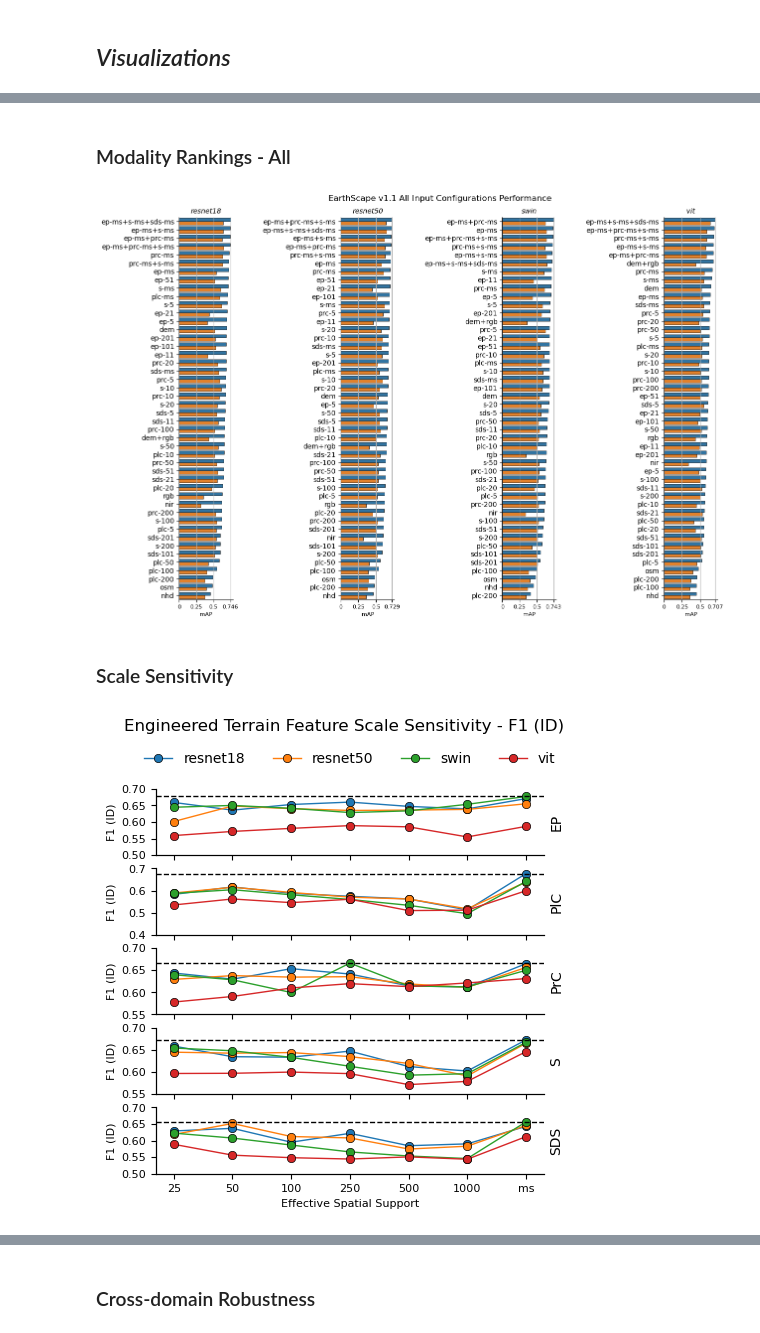
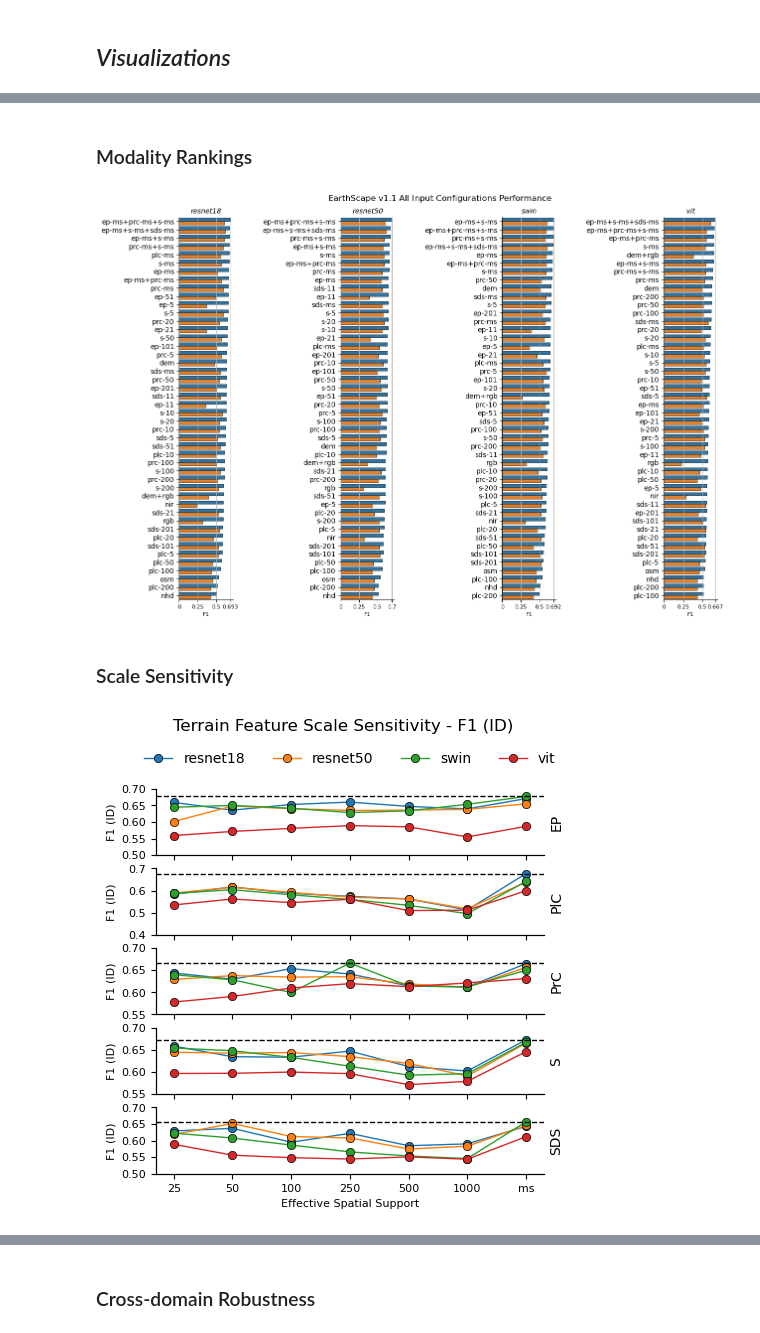
Before and after one commit to masseygeo/earthscape, a Jupyter notebook: notebooks/analysis_cls.ipynb, the cells around one changed output, grey strips where cells are left out. Saved outputs shown, nothing was run; the diff lists cells and outputs as text; code cells hidden in the pictures.

```diff
--- a/notebooks/analysis_cls.ipynb
+++ b/notebooks/analysis_cls.ipynb
@@ -199,25 +195,12 @@ for idx, d in enumerate(mm_dirs):
 # Compile All Global Experiments
 ##################################################
 
-# # paths to single, multi-scale, & multimodal compilations...
-# single_path = os.path.join(assets_dir, "single_global.csv")
-# ms_path = os.path.join(assets_dir, "multiscale_global.csv")
-# mm_path = os.path.join(assets_dir, "multimodal_global.csv")
+# compile data & save...
+df = pd.concat([df_single, df_ms, df_mm])
+df.sort_values(['model', 'macro_f1 (id)'], ascending=[True, False], inplace=True)
+df.reset_index(drop=True, inplace=True)
+df.to_csv(os.path.join(assets_dir, 'compiled_global.csv'), index=False)
 
-# output path
-output_path = os.path.join(assets_dir, 'compiled_global.csv')
-
-
-# ##### compile data...
-# df_list = [df_single, df_ms, df_mm]
-# df_list.append(pd.read_csv(single_path))
-# df_list.append(pd.read_csv(ms_path))
-# df_list.append(pd.read_csv(mm_path))
-
-df = pd.concat([df_single, df_ms, df_mm])
-df.reset_index(drop=True, inplace=True)
-
-df.to_csv(output_path, index=False)
-df.sort_values(['model', 'macro_f1 (id)'], ascending=False).head(10)
+df.head()
 # %% [output]
 |  | model | input | macro_precision (id) | macro_recall (id) | macro_f1 (id) | auroc (id) | macro_map (id) | ... |
@@ -293,5 +214,5 @@ plt.show()
 # %% [markdown]
-### Modality Rankings - All
+### Modality Rankings
 # %%
 #############################################
 # Modality Ranking Bar Charts
@@ -302,14 +223,11 @@ single_path = os.path.join(assets_dir, 'compiled_global.csv')
 df_all = pd.read_csv(single_path)
 
 # metric to plot...
-metric = 'map'
-metric_label = 'mAP'
+metric = 'f1'
+metric_label = 'F1'
 
 # models to use...
 models = ['resnet18', 'resnet50', 'swin', 'vit']
-
-# output path for figure
-output_path = os.path.join(assets_dir, 'rankings_all.png')
 
 
 ##### plot bar chart rankings...
@@ -318,35 +236,35 @@ plt.subplots_adjust(wspace=2)
 ax = ax.ravel()
 
 idx = 0
 for m in df_all['model'].unique():
 
     if m in [model.lower() for model in models]:
 
         df = df_all[df_all['model'] == m].copy()
         df.sort_values(f"macro_{metric} (id)", ascending=False, inplace=True)
         order = df['input'].to_list()
         max_val = df[f"macro_{metric} (id)"].max().item()
         df_plot = df.melt(id_vars=['input'], value_vars=[f"macro_{metric} (id)", f"macro_{metric} (cd)"], var_name='domain', value_name=metric)
         sns.barplot(ax=ax[idx], data=df_plot, x=metric, y='input', hue='domain', order=order, edgecolor='k', linewidth=0.5, legend=False)
         ax[idx].set_title(m, style='italic', fontsize=10)
         ax[idx].set_xticks([0, 0.25, 0.5, max_val])
         ax[idx].set_xticklabels(ax[idx].get_xticklabels(), fontsize=8)
         ax[idx].xaxis.set_major_formatter(FuncFormatter(lambda x, _: f"{x:.3f}".rstrip('0').rstrip('.')))
         idx += 1
 
 for axes in ax:
     axes.set_xlabel(f"{metric_label}", fontsize=8)
     axes.set_ylabel('')
     axes.grid(visible=True, axis='x')
     axes.spines['right'].set_visible(False)
     axes.spines['top'].set_visible(False)
 
 plt.suptitle(f"EarthScape v{VERSION} All Input Configurations Performance", y=0.925)
 
-plt.savefig(output_path, dpi=500, bbox_inches='tight', pad_inches=0)
+plt.savefig(f"{assets_dir}/rankings.svg", format='svg', bbox_inches='tight')
 plt.show()
 # %% [output]
-[figure, old version]
+[figure, new version]
 # %% [markdown]
 ### Scale Sensitivity
 # %%
@@ -360,9 +278,6 @@ compiled_path = os.path.join(assets_dir, 'compiled_global.csv')
 # metric to plot...
 metric = 'f1'
 metric_label = 'F1'
-
-# output path for figure
-output_path = os.path.join(assets_dir, 'scale_sensitivity_map_id.png')
 
 
 ##### pre-processing...
@@ -428,10 +343,9 @@ for axes in ax[:-1]:
     axes.set_xticklabels('')
     axes.set_xlabel('')
 fig.align_ylabels()
-plt.suptitle(f"Engineered Terrain Feature Scale Sensitivity - {metric_label} (ID)", y=1.02)
+plt.suptitle(f"Terrain Feature Scale Sensitivity - {metric_label} (ID)", y=1.02)
 
-# plot and save...
-plt.savefig(output_path, bbox_inches='tight', pad_inches=0, dpi=300)
+# plt.savefig(f"{assets_dir}/scale_sensitivity.svg", format='svg', bbox_inches='tight')
 plt.show()
 # %% [output]
-[figure, old version]
+[figure, new version]
```
Also changed, not shown: parts of 22 cells of this notebook, 36 other files.
